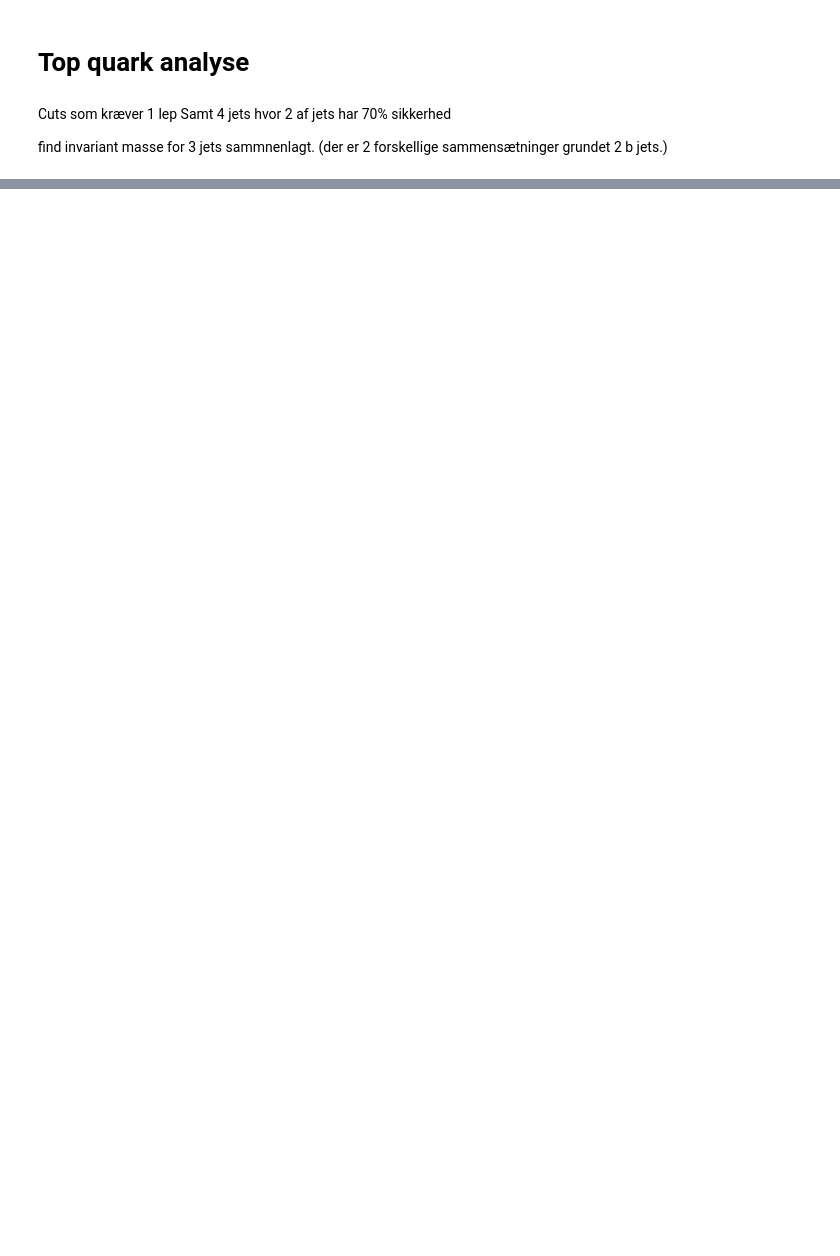
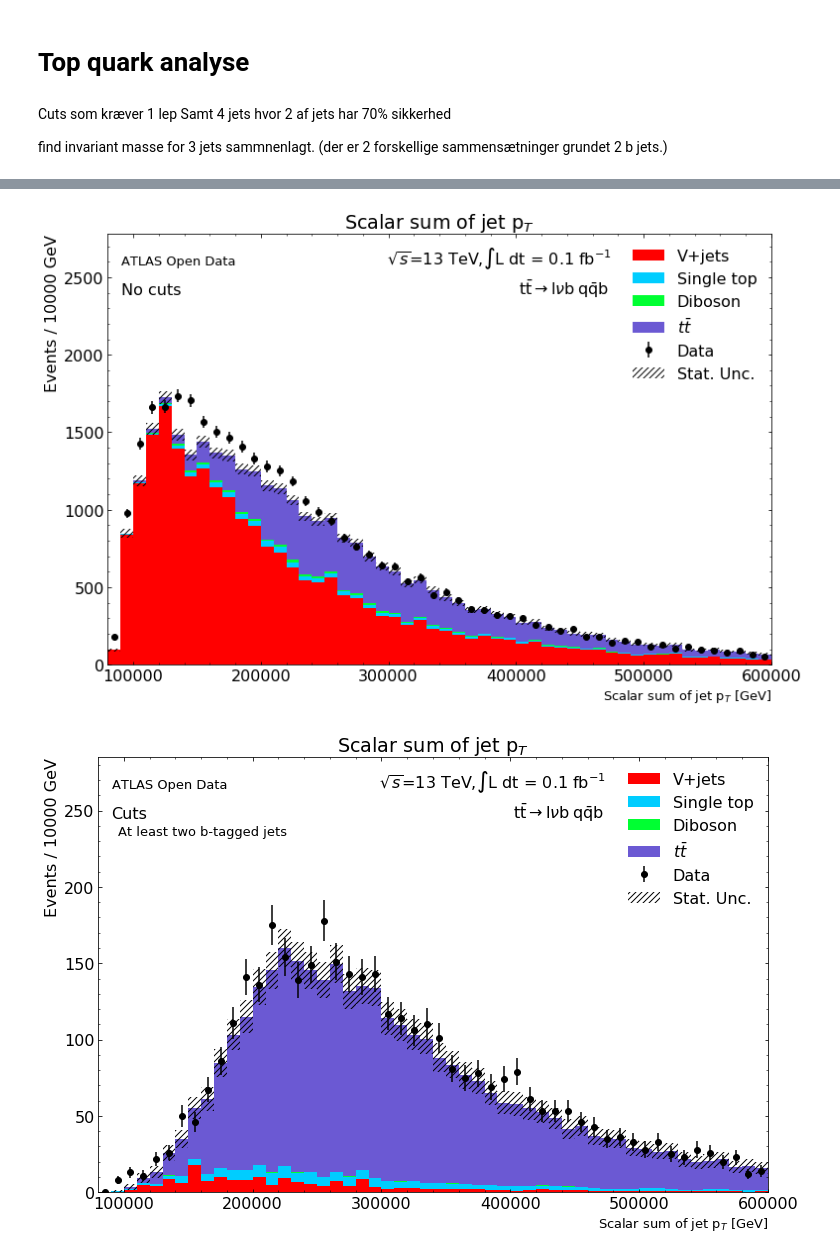
Before and after one commit to Bjartensen/ku_firstyear2021_grp24_topquark, a Jupyter notebook: tquark_analysis.ipynb, the cells around one changed output, grey strips where cells are left out. Saved outputs shown, nothing was run; the diff lists cells and outputs as text; code cells hidden in the pictures; blank space fills up the shorter version.

```diff
--- a/tquark_analysis.ipynb
+++ b/tquark_analysis.ipynb
@@ -38,6 +40,7 @@ MV2c10_cut = 0.8244
 GeV_cut = 30*1000
 ALL = slice(None) # trick til at give en query der giver alle rækker
 W_boson = 80.385
+fig_ver = '_'+date.today().strftime("%d%m%Y")+'.png'
 # %%
 samples = {
 
@@ -623,0 +627,5 @@ plt.show()
+# %%
+#all_cuts = 'pt_mjjj_bedste != 0 & b_tag == True & jet_pt_30GeV == True & met_et > @GeV_cut & MT_W > @GeV_cut'
+all_cuts = 'b_tag == True & jet_pt_30GeV == True & met_et > @GeV_cut & MT_W > @GeV_cut'
+all_cuts_text = 'At least two b-tagged jets & jet p$_T$, $E_{T}^{miss}$, $M_T^W$ > 30GeV'
+btag_cut = 'At least two b-tagged jets'
@@ -623,0 +640,24 @@ plt.show()
+# %%
+descr = 'Cuts'
+title = 'Scalar sum of jet p$_T$'
+xlabel = 'Scalar sum of jet p$_T$ [GeV]'
+plot_data_query(data, '@ALL', 'jet_pt_sum', p_xmin = 80000, p_xmax = 600000, p_step_size = 10000, p_xlabel = xlabel, desc = 'No cuts', p_title = title)
+plt.savefig('pt_sum'+fig_ver)
+plt.show()
+plot_data_query(data, 'b_tag == True', 'jet_pt_sum', p_xmin = 80000, p_xmax = 600000, p_step_size = 10000, p_xlabel = xlabel, desc = descr, p_title = title, cut_text = 'At least two b-tagged jets')
+plt.savefig('pt_sum_btrue'+fig_ver)
+plt.show()
+plot_data_query(data, 'jet_pt_30GeV == True', 'jet_pt_sum', p_xmin = 80000, p_xmax = 600000, p_step_size = 10000, p_xlabel = xlabel, desc = descr, p_title = title, cut_text = 'All jet p$_T$ > 30GeV')
+plt.savefig('pt_sum_jetpt'+fig_ver)
+plt.show()
+plot_data_query(data, 'met_et > @GeV_cut', 'jet_pt_sum', p_xmin = 80000, p_xmax = 600000, p_step_size = 10000, p_xlabel = xlabel, desc = descr, p_title = title, cut_text = '$E_{T}^{miss}$ > 30GeV')
+plt.savefig('pt_sum_metet'+fig_ver)
+plt.show()
+plot_data_query(data, 'MT_W > @GeV_cut', 'jet_pt_sum', p_xmin = 80000, p_xmax = 600000, p_step_size = 10000, p_xlabel = xlabel, desc = descr, p_title = title, cut_text = '$M_T^W$ > 30GeV')
+plt.savefig('pt_sum_MTW'+fig_ver)
+plt.show()
+plot_data_query(data, all_cuts, 'jet_pt_sum', p_xmin = 80000, p_xmax = 600000, p_step_size = 10000, p_xlabel = xlabel, desc = descr, p_title = title, cut_text = all_cuts_text)
+plt.savefig('pt_all_cuts'+fig_ver)
+# %% [output]
+[figure, added]
+[figure, added]
```
Also changed, not shown: parts of 31 cells of this notebook.
